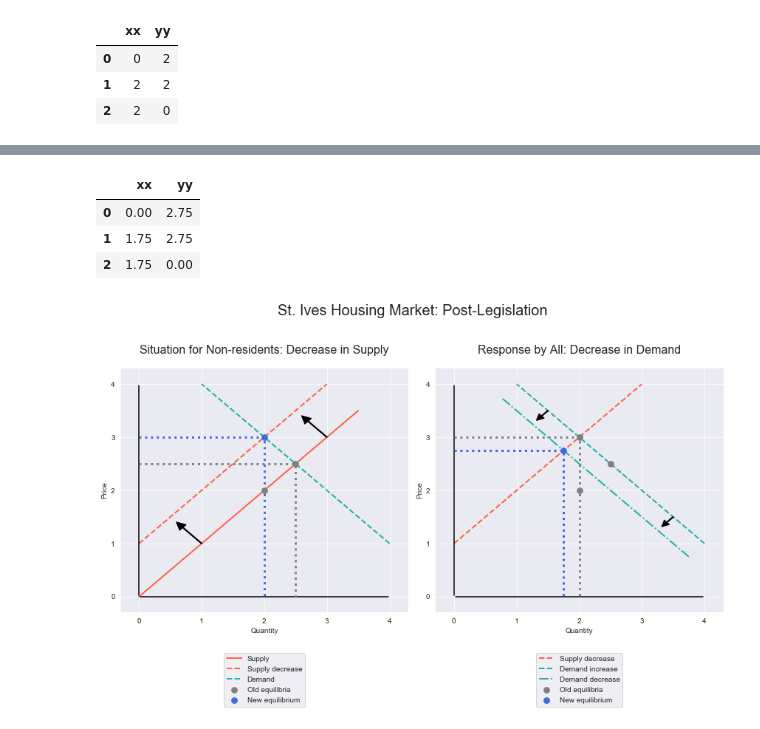
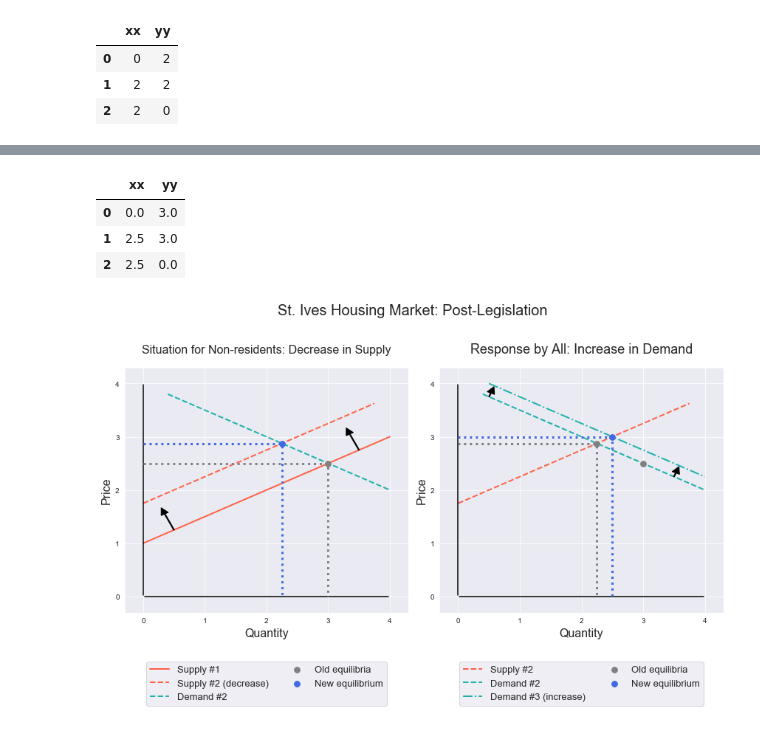
Before and after one commit to hpatin/St-Ives-Housing-Project, a Jupyter notebook: Restricting New Housing.ipynb, the cells around one changed output, grey strips where cells are left out. Saved outputs shown, nothing was run; the diff lists cells and outputs as text; code cells hidden in the pictures.

```diff
--- a/Restricting New Housing.ipynb
+++ b/Restricting New Housing.ipynb
@@ -81,7 +77,7 @@ dotted_one
 | 2 | 2 | 0 |
 # %%
 # data for plumb lines of second equilibrium
-dotted_two = pd.DataFrame(np.array([[0,2.5], [2.5,2.5], [2.5,0]]),
+dotted_two = pd.DataFrame(np.array([[0,2.5], [3,2.5], [3,0]]),
                           columns=['xx', 'yy'])
 dotted_two
 # %% [output]
@@ -138,6 +144,6 @@ fig.savefig('st-ives-housing-market.png', dpi=180);
 # %%
 # data for plumb lines of third equilibrium
-dotted_three = pd.DataFrame(np.array([[0,3], [2,3], [2,0]]),
+dotted_three = pd.DataFrame(np.array([[0,2.875], [2.25,2.875], [2.25,0]]),
                           columns=['xx', 'yy'])
 dotted_three
 # %% [output]
@@ -247,8 +251,8 @@ fig.savefig('st-ives-housing-market-pre-legislation.png', dpi=180);
 # %%
-# arbitrary data for demand curve decrease
-df_housing_demand_decrease = pd.DataFrame(np.array([[3.75,0.75], [2,2.5], [0.75,3.75]]),
+# creating second demand curve increase
+df_housing_demand_increase2 = pd.DataFrame(np.array([[0.5,4], [4,2.25]]),
                           columns=['Quantity', 'Price'])
 
-df_housing_demand_decrease
+df_housing_demand_increase2
 # %% [output]
 |  | Quantity | Price |
@@ -258,13 +271,13 @@ df_housing_demand_decrease
 # %%
 # data for plumb lines of forth equilibrium
-dotted_four = pd.DataFrame(np.array([[0,2.75], [1.75,2.75], [1.75,0]]),
+dotted_four = pd.DataFrame(np.array([[0,3], [2.5,3], [2.5,0]]),
                           columns=['xx', 'yy'])
 dotted_four
 # %% [output]
 |  | xx | yy |
-| 0 | 0.00 | 2.75 |
-| 1 | 1.75 | 2.75 |
-| 2 | 1.75 | 0.00 |
+| 0 | 0.0 | 3.0 |
+| 1 | 2.5 | 3.0 |
+| 2 | 2.5 | 0.0 |
 # %%
 # set figure size and style
 fig = plt.figure(figsize=(12,8))
@@ -278,31 +291,30 @@ plt.axvline(ymin=0.07, ymax=0.93, color='black')
 plt.axhline(xmin=0.07, xmax=0.93, color='black')
 
 # plot supply and demand curves
-plt.plot('Quantity', 'Price', data=df_housing_supply, label='Supply',
+plt.plot('Quantity', 'Price', data=df_housing_supply, label='Supply #1',
          color='tomato', zorder=1, lw=2)
 
 plt.plot('Quantity', 'Price', data=df_housing_supply_decrease,
-         label='Supply decrease', color='tomato', zorder=1, linestyle='dashed', lw=2)
+         label='Supply #2 (decrease)', color='tomato', zorder=1, linestyle='dashed', lw=2)
 
-plt.plot('Quantity', 'Price', data=df_housing_demand_increase, label='Demand', color='lightseagreen',
-         linestyle='dashed', zorder=1, lw=2)
+plt.plot('Quantity', 'Price', data=df_housing_demand_increase,
+         label='Demand #2', color='lightseagreen', linestyle='dashed',
+         zorder=1, lw=2)
 
 # plot equilibria and plumb lines
-plt.scatter(x=2, y=2, zorder=3, color='grey', s=60)
-
-plt.scatter(x=2.5, y=2.5, zorder=2, color='grey', s=60, label='Old equilibria')
+plt.scatter(x=3, y=2.5, zorder=2, color='grey', s=60, label='Old equilibria')
 plt.plot('xx', 'yy', data=dotted_two, linestyle='dotted', color='grey', label='', lw=3)
 
-plt.scatter(x=2, y=3, zorder=2, color='royalblue', s=60, label='New equilibrium')
+plt.scatter(x=2.25, y=2.875, zorder=2, color='royalblue', s=60, label='New equilibrium')
 plt.plot('xx', 'yy', data=dotted_three, linestyle='dotted', color='royalblue', label='', lw=3)
 
 # plot arrows
-plt.arrow(1, 1, -0.3, 0.3, width=0.015, head_width=0.15, head_length=0.15, fc='k', ec='k')
-plt.arrow(3, 3, -0.3, 0.3, width=0.015, head_width=0.15, head_length=0.15, fc='k', ec='k')
+plt.arrow(0.5, 1.25, -0.15, 0.3, width=0.015, head_width=0.13, head_length=0.13, fc='k', ec='k')
+plt.arrow(3.5, 2.75, -0.15, 0.3, width=0.015, head_width=0.13, head_length=0.13, fc='k', ec='k')
 
 # axes labels
-plt.xlabel('Quantity')
-plt.ylabel('Price')
+plt.xlabel('Quantity', fontsize=16)
+plt.ylabel('Price', fontsize=16)
 
 # axes limits
 plt.xlim([-0.3, 4.3])
@@ -310,7 +322,7 @@ plt.ylim([-0.3, 4.3])
 
 # title and legend
 plt.title('Situation for Non-residents: Decrease in Supply', fontsize=16, pad=20)
-plt.legend(bbox_to_anchor=(0.5, -0.4), loc=8)
+plt.legend(bbox_to_anchor=(0.5, -0.4), loc=8, prop={'size': 13}, ncol=2)
 plt.tight_layout()
 
 # ----- SECOND SUBPLOT -----
@@ -322,50 +334,49 @@ plt.axhline(xmin=0.07, xmax=0.93, color='black')
 
 # plot supply and demand curves
 plt.plot('Quantity', 'Price', data=df_housing_supply_decrease,
-         label='Supply decrease', color='tomato', zorder=1, linestyle='dashed', lw=2)
+         label='Supply #2', color='tomato', zorder=1, linestyle='dashed', lw=2)
 
 plt.plot('Quantity', 'Price', data=df_housing_demand_increase,
-         label='Demand increase', color='lightseagreen', linestyle='dashed',
+         label='Demand #2', color='lightseagreen', linestyle='dashed',
          zorder=1, lw=2)
-plt.plot('Quantity', 'Price', data=df_housing_demand_decrease,
-         label='Demand decrease', color='lightseagreen', zorder=1,
+plt.plot('Quantity', 'Price', data=df_housing_demand_increase2,
+         label='Demand #3 (increase)', color='lightseagreen', zorder=1,
          linestyle='dashdot', lw=2)
 
 # plot equilibria and plumb lines
-plt.scatter(x=2, y=2, zorder=3, color='grey', s=60)
-plt.scatter(x=2.5, y=2.5, zorder=2, color='grey', s=60)
+plt.scatter(x=3, y=2.5, zorder=2, color='grey', s=60)
 
-plt.scatter(x=2, y=3, zorder=2, color='grey', s=60, label='Old equilibria')
+plt.scatter(x=2.25, y=2.875, zorder=2, color='grey', s=60, label='Old equilibria')
 plt.plot('xx', 'yy', data=dotted_three, linestyle='dotted', color='grey', label='', lw=3)
 
-plt.scatter(x=1.75, y=2.75, zorder=2, color='royalblue', s=60, label='New equilibrium')
+plt.scatter(x=2.5, y=3, zorder=2, color='royalblue', s=60, label='New equilibrium')
 plt.plot('xx', 'yy', data=dotted_four, linestyle='dotted', color='royalblue', label='', lw=3)
 
 # plot arrows
-plt.arrow(1.5, 3.5, -0.10, -0.10, width=0.015, head_width=0.12, head_length=0.12, fc='k', ec='k')
-plt.arrow(3.5, 1.5, -0.10, -0.10, width=0.015, head_width=0.12, head_length=0.12, fc='k', ec='k')
+plt.arrow(0.5, 3.75, 0.03, 0.07, width=0.015, head_width=0.13, head_length=0.13, fc='k', ec='k')
+plt.arrow(3.5, 2.25, 0.03, 0.07, width=0.015, head_width=0.13, head_length=0.13, fc='k', ec='k')
 
 # axes labels
-plt.xlabel('Quantity')
-plt.ylabel('Price')
+plt.xlabel('Quantity', fontsize=16)
+plt.ylabel('Price', fontsize=16)
 
 # axes limits
 plt.xlim([-0.3, 4.3])
 plt.ylim([-0.3, 4.3])
 
 # title and legend
-plt.title('Response by All: Decrease in Demand', fontsize=16, pad=20)
-plt.legend(bbox_to_anchor=(0.5, -0.4), loc=8)
+plt.title('Response by All: Increase in Demand', fontsize=18, pad=20)
+plt.legend(bbox_to_anchor=(0.5, -0.4), loc=8, prop={'size': 13}, ncol=2)
 plt.tight_layout()
 
 # ----- End of second subplot -----
 
 # figure title
 plt.subplots_adjust(top=0.83)
 fig.suptitle('St. Ives Housing Market: Post-Legislation', fontsize=20)
 fig.savefig('st-ives-housing-market-post-legislation.png', dpi=180);
 # %% [output]
-[figure, old version]
+[figure, new version]
 # %%
 # real data on St. Ives, from Financial Times
 # numbers rounded to nearest thousand British pound
```
Also changed, not shown: parts of 19 cells of this notebook, 4 other files.
